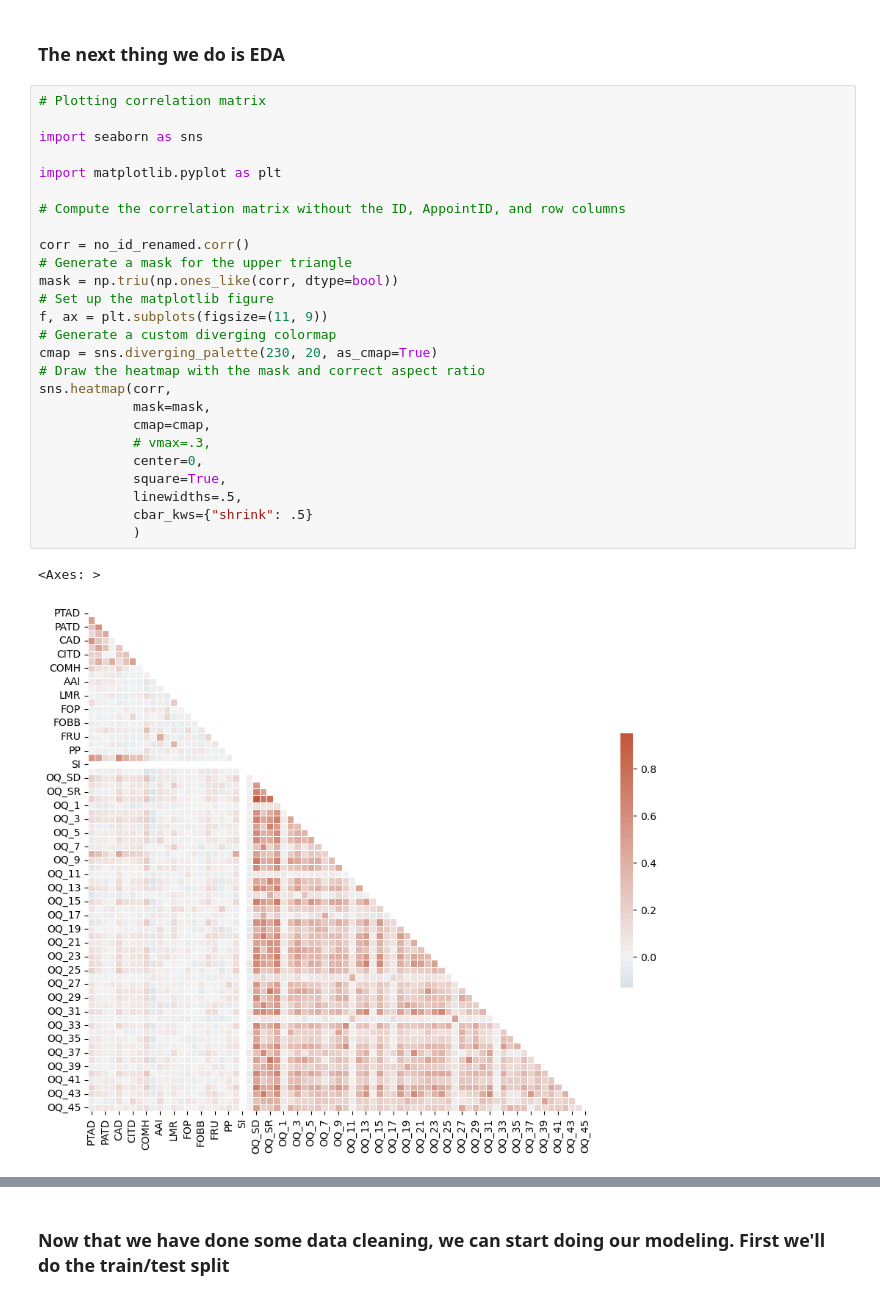
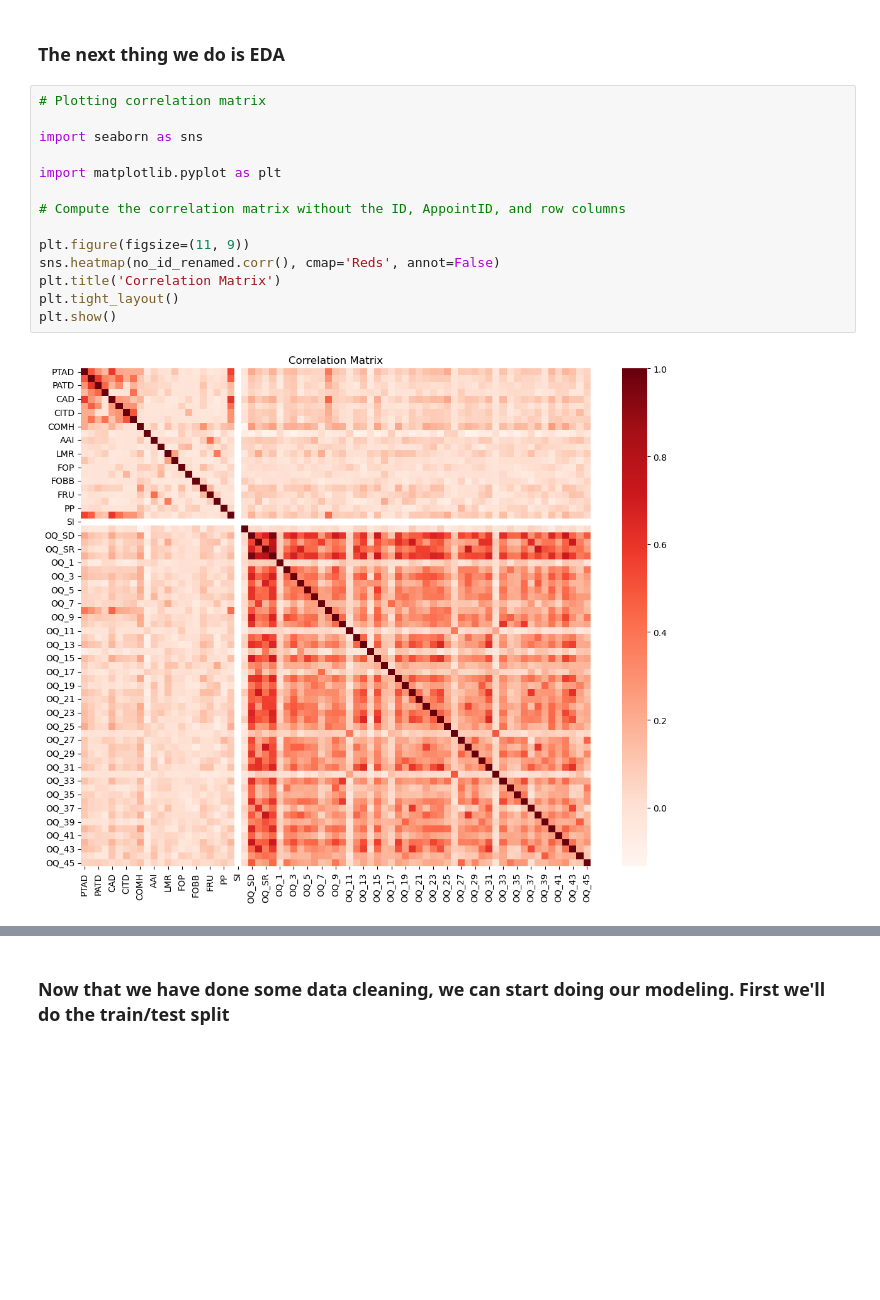
Before and after one commit to sspackman99/llms-in-psychotherapy, a Jupyter notebook: model_SI_with_full_OQ.ipynb, the cells around one changed output, grey strips where cells are left out. Cells and saved outputs as stored; diff of their text form; blank space fills up the shorter version.

```diff
--- a/model_SI_with_full_OQ.ipynb
+++ b/model_SI_with_full_OQ.ipynb
@@ -106,29 +107,16 @@ no_id_renamed
 # %%
 # Plotting correlation matrix
 
 import seaborn as sns
 
 import matplotlib.pyplot as plt
 
 # Compute the correlation matrix without the ID, AppointID, and row columns
 
-corr = no_id_renamed.corr()
-# Generate a mask for the upper triangle
-mask = np.triu(np.ones_like(corr, dtype=bool))
-# Set up the matplotlib figure
-f, ax = plt.subplots(figsize=(11, 9))
-# Generate a custom diverging colormap
-cmap = sns.diverging_palette(230, 20, as_cmap=True)
-# Draw the heatmap with the mask and correct aspect ratio
-sns.heatmap(corr,
-            mask=mask,
-            cmap=cmap,
-            # vmax=.3,
-            center=0,
-            square=True,
-            linewidths=.5,
-            cbar_kws={"shrink": .5}
-            )
+plt.figure(figsize=(11, 9))
+sns.heatmap(no_id_renamed.corr(), cmap='Reds', annot=False)
+plt.title('Correlation Matrix')
+plt.tight_layout()
+plt.show()
 # %% [output]
-<Axes: >
-[figure, old version]
+[figure, new version]
```
Also changed, not shown: parts of 30 cells of this notebook, 6 other files.
